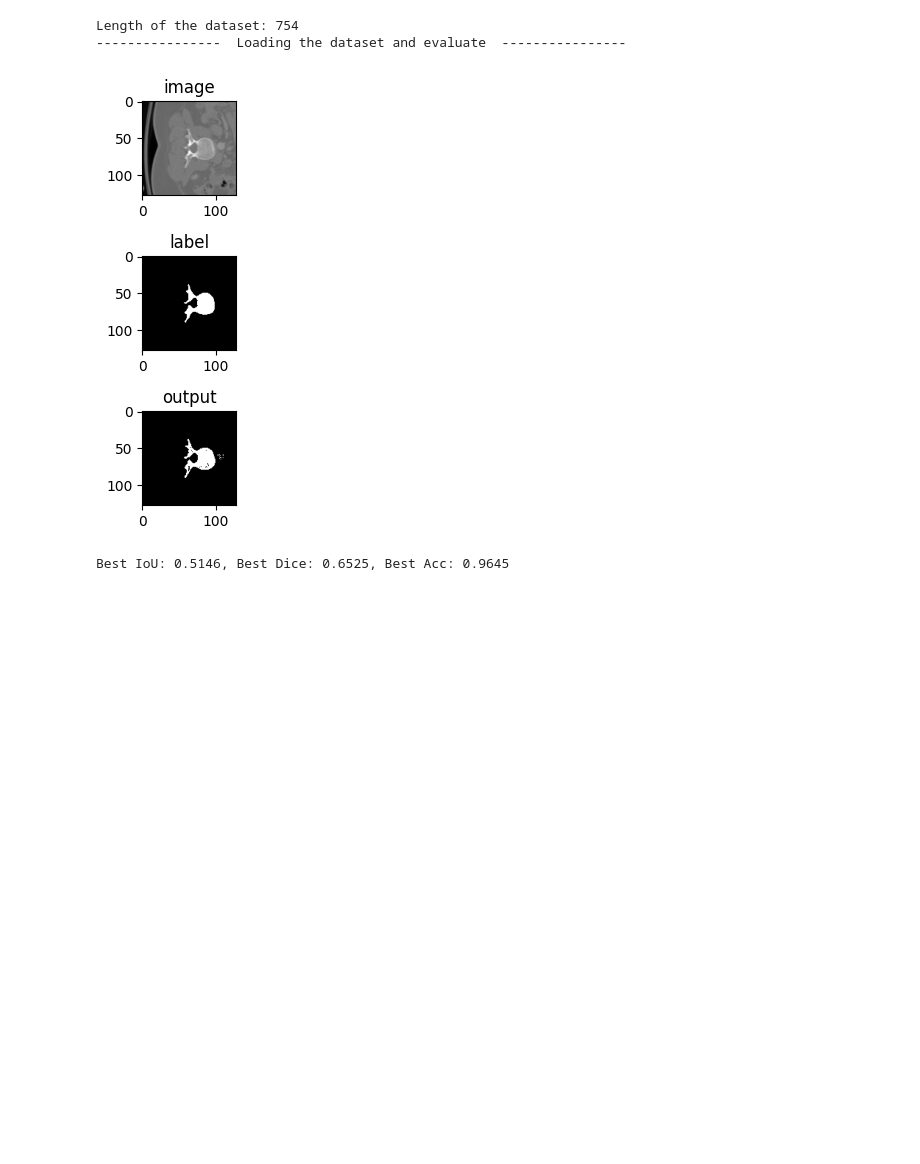
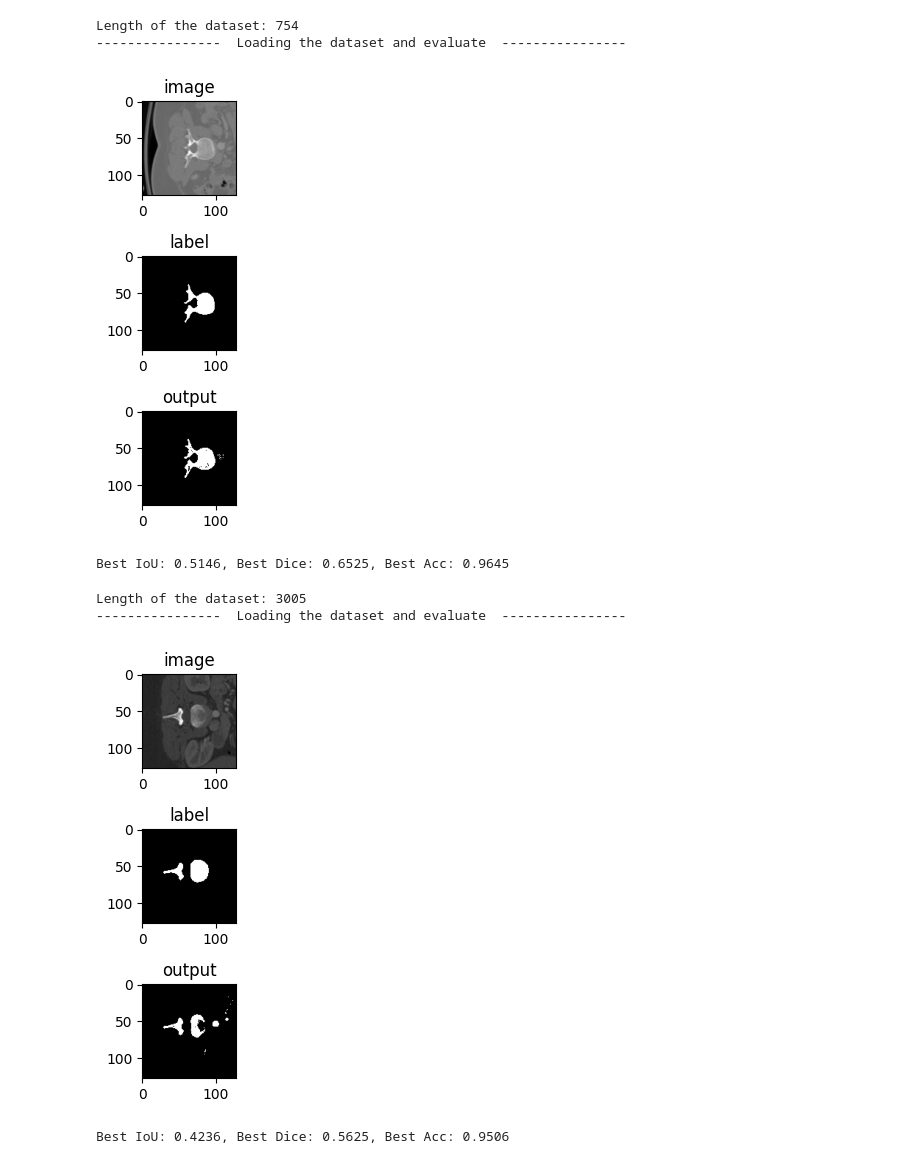
Before and after one commit to CorleoneJW/3DHuman, a Jupyter notebook: Spineweb_threshold.ipynb, the cells around one changed output. Saved outputs shown, nothing was run; the diff lists cells and outputs as text; code cells hidden in the pictures; blank space fills up the shorter version.

Commit message:
add the result of train set

```diff
--- a/Spineweb_threshold.ipynb
+++ b/Spineweb_threshold.ipynb
@@ -133,3 +133,66 @@ Length of the dataset: 754
 ----------------  Loading the dataset and evaluate  ----------------
 [figure]
 Best IoU: 0.5146, Best Dice: 0.6525, Best Acc: 0.9645
+# %%
+# -----------------------------
+# Threshold method application
+# -----------------------------
+
+# empty the cache for model and training process
+torch.cuda.empty_cache()
+
+# Do the segmentation to exteract the spine part
+# Threshold segmentation hyper parameters
+minThreshold = 250
+maxThreshold = 1500
+
+# the variables for evaluation
+total_correct_pixels = 0
+total_pixels = 0
+total_iou = 0.0
+total_dice = 0.0
+
+# set the hyper parameters and the paths 设置超参数和路径
+data_path = "./dataset/Spineweb_dataset15/train/"    # the path of the dataset
+file_list = os.listdir(data_path)  # list all files and folders in the folder(data path)
+file_count = len(file_list)  # get the numer of files
+print("Length of the dataset:",file_count)
+resize_scale = (128,128)    # set the resize scale for images
+print("----------------  Loading the dataset and evaluate  ----------------")
+data_count = 0
+poster_threshold = 200
+for index in range(file_count):     # iterate the whole dataset
+    metadata = np.load(data_path+str(index)+".npy")     # load the data
+    image = np.array(Image.fromarray(metadata[0]).resize(resize_scale))     # Using the PIL to resize the transfer into npy again
+    label = Image.fromarray((metadata[1] * 255).astype('uint8')).resize(resize_scale)     # Using the PIL to resize the transfer into npy again
+    label = np.array(label)
+    label[label < poster_threshold] = 0
+    label[label >= poster_threshold] = 1
+
+    # print(type(image),image.shape,image)
+    # print(type(label),label.shape,label)
+    output = CTimageLIB.thresholdSegmentation(image,minThreshold,maxThreshold)
+    # evaluations
+    current_correct_pixels,current_pixels = calculate_pixel_accuracy(output,label)
+    current_iou = calculate_iou(output,label)
+    current_dice = calculate_dice(output,label)
+    # add the results to total one
+    total_correct_pixels += current_correct_pixels
+    total_pixels += current_pixels
+    total_iou += current_iou
+    total_dice += current_dice
+    data_count += 1
+    # visualize the results
+    if index == 100:
+        visualize_results(image,label,output)
+
+final_acc = total_correct_pixels/total_pixels
+final_iou = total_iou/data_count
+final_dice = total_dice/data_count
+
+print(f"Best IoU: {final_iou:.4f}, Best Dice: {final_dice:.4f}, Best Acc: {final_acc:.4f}")
+# %% [output]
+Length of the dataset: 3005
+----------------  Loading the dataset and evaluate  ----------------
+[figure, added]
+Best IoU: 0.4236, Best Dice: 0.5625, Best Acc: 0.9506
```
